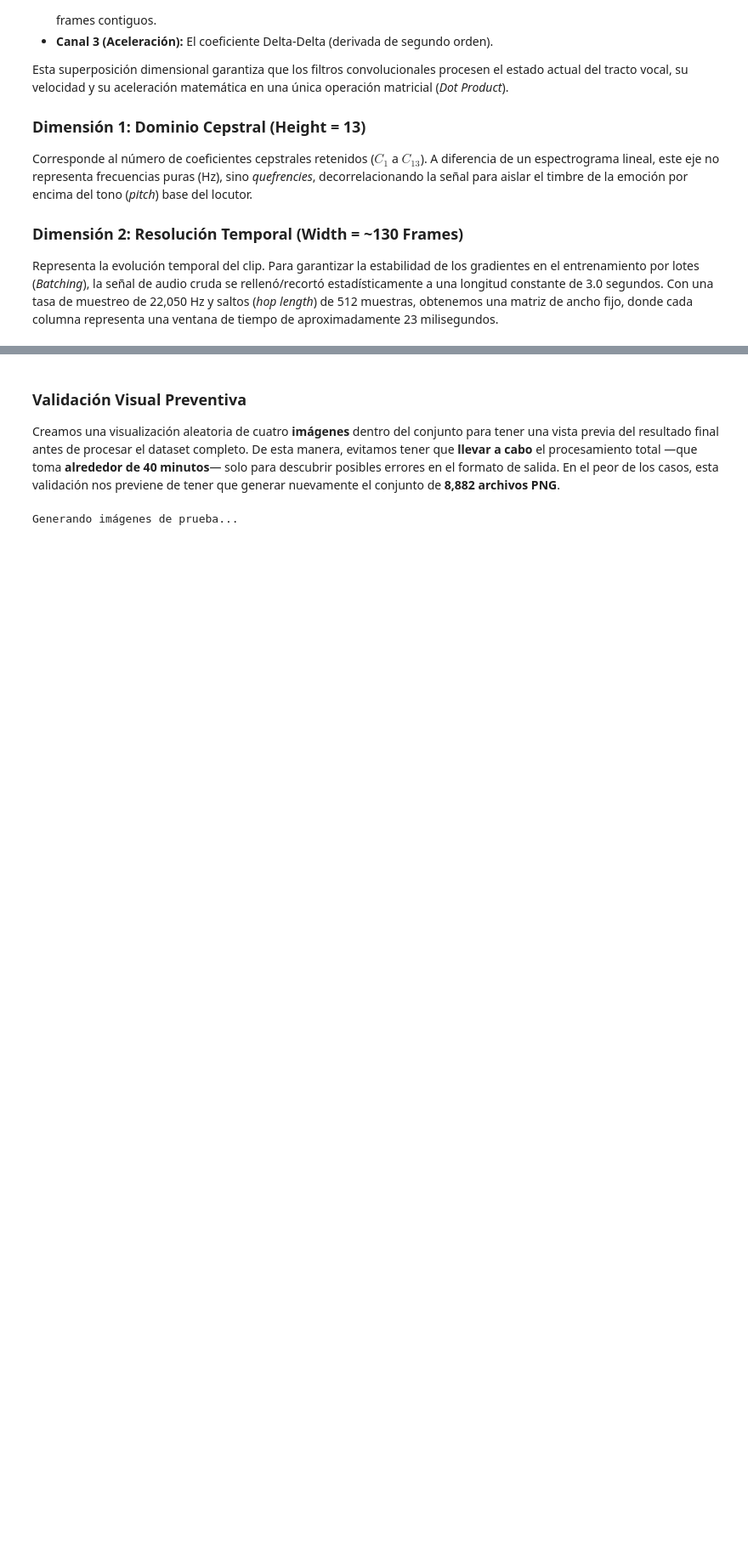
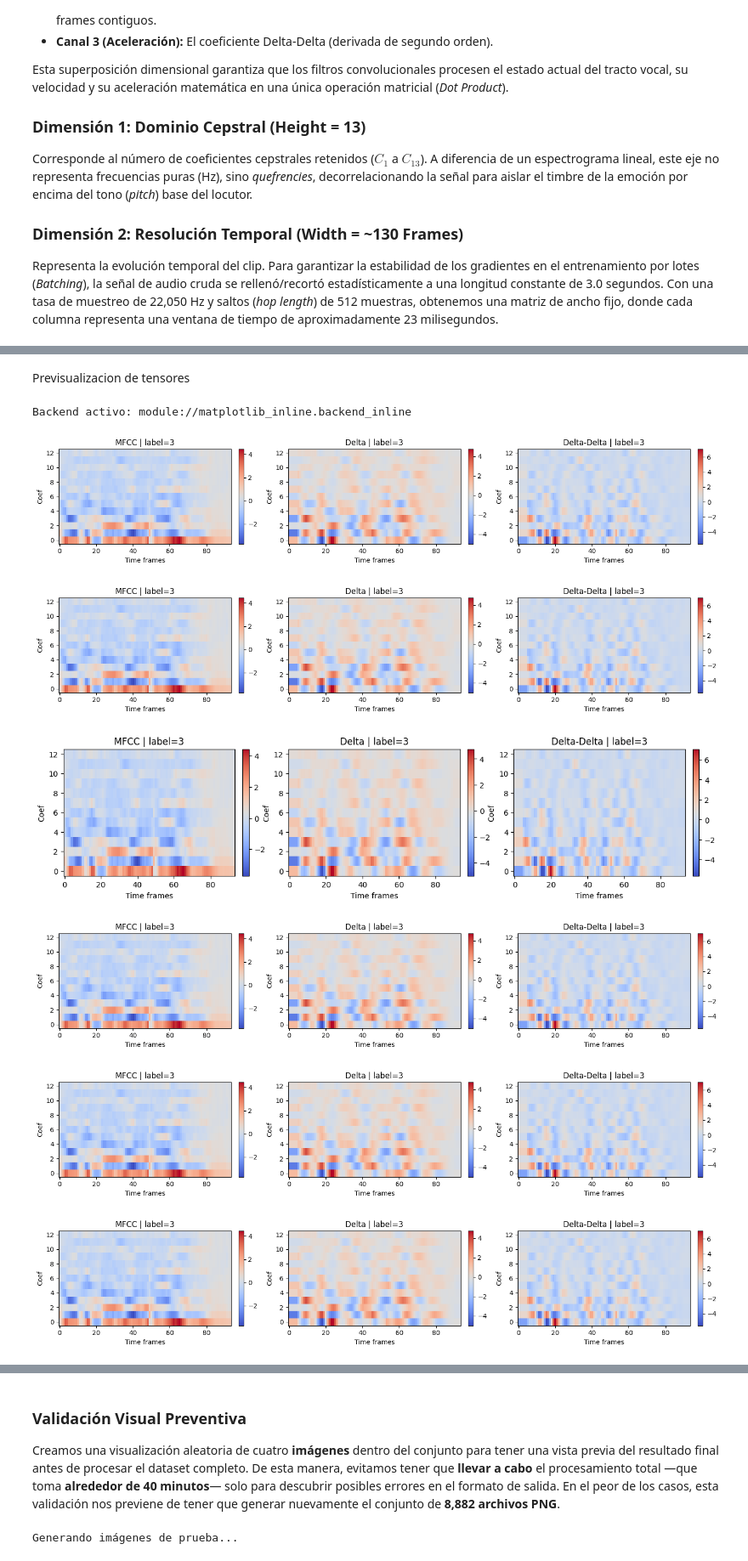
Before and after one commit to AcSsalazar/The-Color-of-Emotions, a Jupyter notebook: Notebooks/4.2-feature-extraction-rav_and_crema.ipynb, the cells around one changed output, grey strips where cells are left out. Shown at 85% size. Saved outputs shown, nothing was run; the diff lists cells and outputs as text; code cells hidden in the pictures; blank space fills up the shorter version.

Commit message:
Images, tabular, and tensors with split data were generated successfully

```diff
--- a/Notebooks/4.2-feature-extraction-rav_and_crema.ipynb
+++ b/Notebooks/4.2-feature-extraction-rav_and_crema.ipynb
@@ -433,3 +455,36 @@ Archivo comprimido en: features_local
+# %% [markdown]
+Previsualizacion de tensores
+# %%
+
+
+plt.switch_backend("module://matplotlib_inline.backend_inline")
+print("Backend activo:", matplotlib.get_backend())
+# %% [output]
+Backend activo: module://matplotlib_inline.backend_inline
+# %%
+
+train_data = torch.load('/content/dataset_split_tensors/train_tensors.pt')
+x, y = train_data[0]  # x: [3,13,94]
+
+titles = ["MFCC", "Delta", "Delta-Delta"]
+fig, axes = plt.subplots(1, 3, figsize=(15, 3))
+
+for c in range(3):
+    im = axes[c].imshow(x[c].numpy(), aspect='auto', origin='lower', cmap='coolwarm')
+    axes[c].set_title(f"{titles[c]} | label={y}")
+    axes[c].set_xlabel("Time frames")
+    axes[c].set_ylabel("Coef")
+    plt.colorbar(im, ax=axes[c], fraction=0.046, pad=0.04)
+
+plt.tight_layout()
+plt.show()
+# %% [output]
+[figure, added]
+[figure, added]
+[figure, added]
+[figure, added]
+[figure, added]
+[figure, added]
 # %% [markdown]
 ### Extracción Espacial 2D (Imágenes) con Enrutamiento Físico Directo
 Para arquitecturas 2D-CNN (ej. EfficientNet), estructuramos el disco para ser consumido nativamente por `ImageFolder` de PyTorch.
```
Also changed, not shown: parts of 13 cells of this notebook.
